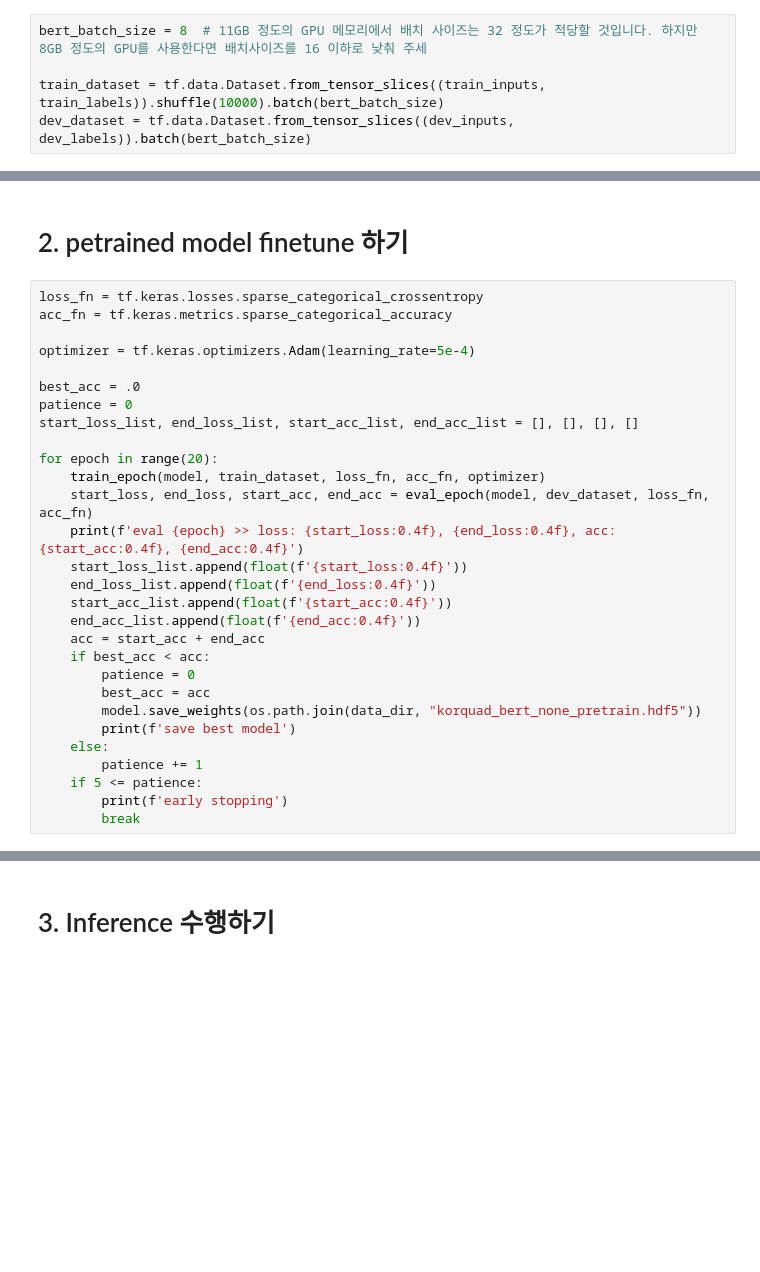
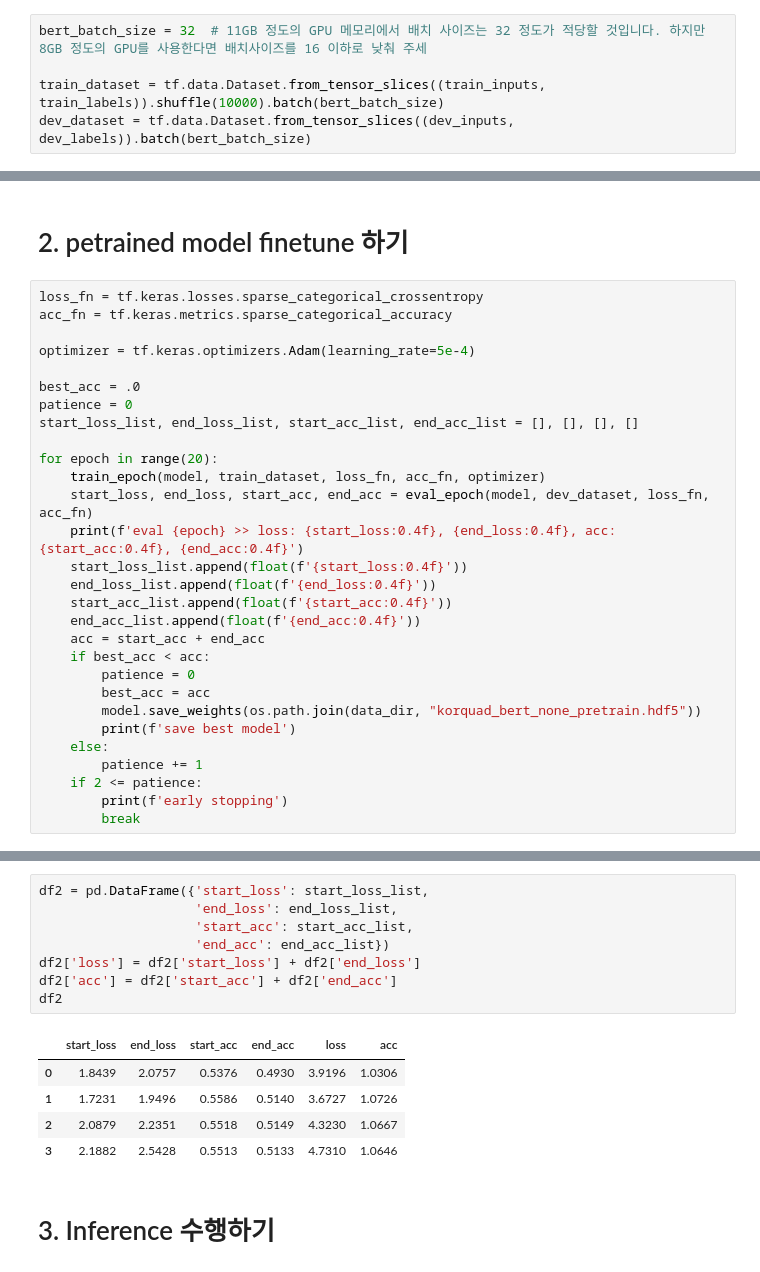
Before and after one commit to Chromis07/aiffel, a Jupyter notebook: exploration/node_17/[E-17]KorQuad_bert.ipynb, the cells around one changed output, grey strips where cells are left out. Cells and saved outputs as stored; diff of their text form; blank space fills up the shorter version.

```diff
--- a/exploration/node_17/[E-17]KorQuad_bert.ipynb
+++ b/exploration/node_17/[E-17]KorQuad_bert.ipynb
@@ -1001,7 +1001,7 @@ config
  'n_vocab': 32007,
  'i_pad': 0}
 # %%
-bert_batch_size = 8  # 11GB 정도의 GPU 메모리에서 배치 사이즈는 32 정도가 적당할 것입니다. 하지만 8GB 정도의 GPU를 사용한다면 배치사이즈를 16 이하로 낮춰 주세
+bert_batch_size = 32  # 11GB 정도의 GPU 메모리에서 배치 사이즈는 32 정도가 적당할 것입니다. 하지만 8GB 정도의 GPU를 사용한다면 배치사이즈를 16 이하로 낮춰 주세
 
 train_dataset = tf.data.Dataset.from_tensor_slices((train_inputs, train_labels)).shuffle(10000).batch(bert_batch_size)
 dev_dataset = tf.data.Dataset.from_tensor_slices((dev_inputs, dev_labels)).batch(bert_batch_size)
@@ -1150,6 +1152,6 @@ for epoch in range(20):
         print(f'save best model')
     else:
         patience += 1
-    if 5 <= patience:
+    if 2 <= patience:
         print(f'early stopping')
         break
@@ -1156,3 +1166,17 @@ for epoch in range(20):
+# %%
+df2 = pd.DataFrame({'start_loss': start_loss_list,
+                    'end_loss': end_loss_list,
+                    'start_acc': start_acc_list,
+                    'end_acc': end_acc_list})
+df2['loss'] = df2['start_loss'] + df2['end_loss']
+df2['acc'] = df2['start_acc'] + df2['end_acc']
+df2
+# %% [output]
+|  | start_loss | end_loss | start_acc | end_acc | loss | acc |
+| 0 | 1.8439 | 2.0757 | 0.5376 | 0.4930 | 3.9196 | 1.0306 |
+| 1 | 1.7231 | 1.9496 | 0.5586 | 0.5140 | 3.6727 | 1.0726 |
+| 2 | 2.0879 | 2.2351 | 0.5518 | 0.5149 | 4.3230 | 1.0667 |
+| 3 | 2.1882 | 2.5428 | 0.5513 | 0.5133 | 4.7310 | 1.0646 |
 # %% [markdown]
 # 3. Inference 수행하기
 # %%
```
Also changed, not shown: parts of 4 cells of this notebook.
